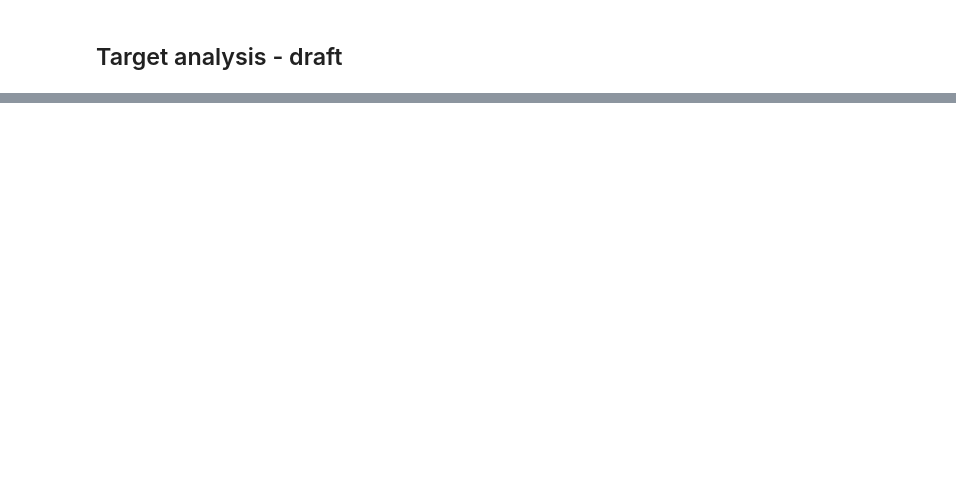
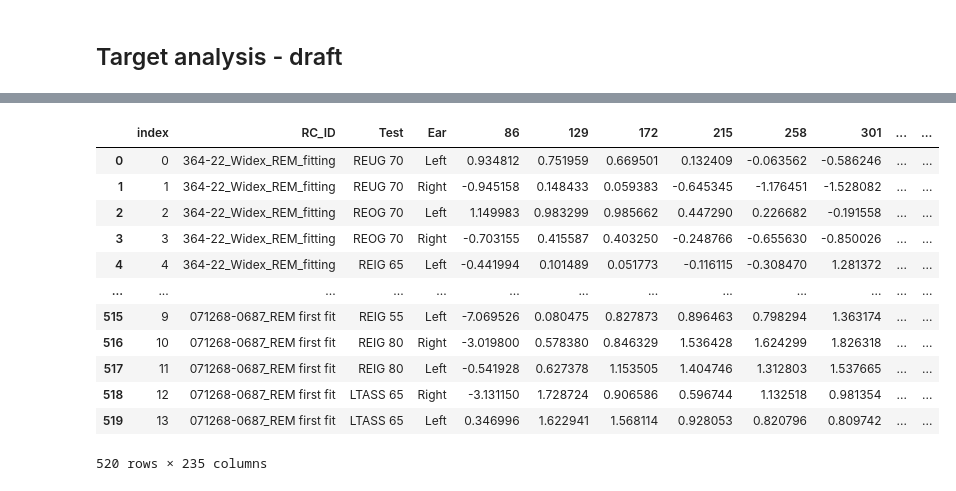
Before and after one commit to tobiaspiechowiak/BEAR_publications, a Jupyter notebook: REM_WP4/Target_analysis.ipynb, the cells around one changed output, grey strips where cells are left out. Cells and saved outputs as stored; diff of their text form; code cells hidden in the pictures; blank space fills up the shorter version.

```diff
--- a/REM_WP4/Target_analysis.ipynb
+++ b/REM_WP4/Target_analysis.ipynb
@@ -190,0 +208,28 @@ for patient_idx in range(nrows):
+# %%
+#path = '../../Data/REM/WP4/'
+path = 'C:/Users/boko/OneDrive - WSA/Documents/BEAR/BEAR_pilot_data/WIDEX_REM_ALL/'
+
+#load all the GN REM data files from sharepoint
+import os
+#text_files = [f for f in os.listdir(path) if f.endswith('.txt')]
+text_files = [f for f in os.listdir(path) if f.endswith('first fit.txt')]
+
+REM = {}
+REM_ = []
+cnt = 0
+for f in text_files:
+    print(path+f)
+    REM[cnt] = pd.read_csv(path + f,sep=';', skipinitialspace=True, index_col=False)
+    print(REM[cnt])
+    #REM[cnt].drop('RC_ID', axis=1, inplace = True)
+    REM_.append(pd.DataFrame(REM[cnt]))
+    cnt += 1
+df_REM = pd.concat(REM_)
+
+
+
+#smoothing
+np.savetxt(path + 'REM_data_WP4.txt', df_REM.loc[:,'86':'9976'], fmt='%f')
+#now load the smoothed data again (you need to run Smoothing_REM_input.m in Matlab in order to create the file)
+df_REM.reset_index(inplace=True)
+REM_smooth = pd.concat((df_REM.iloc[:,0:4], pd.read_csv(path + 'Smoothed_REM_WP4.csv', names= df_REM.loc[:,'86':'9976'].columns)),axis=1).iloc[:,1:]
@@ -190,0 +254,16 @@ for patient_idx in range(nrows):
+# %%
+df_REM
+# %% [output]
+|  | index | RC_ID | Test | Ear | 86 | 129 | 172 | 215 | 258 | 301 | ... | ... |
+| 0 | 0 | 364-22_Widex_REM_fitting | REUG 70 | Left | 0.934812 | 0.751959 | 0.669501 | 0.132409 | -0.063562 | -0.586246 | ... | ... |
+| 1 | 1 | 364-22_Widex_REM_fitting | REUG 70 | Right | -0.945158 | 0.148433 | 0.059383 | -0.645345 | -1.176451 | -1.528082 | ... | ... |
+| 2 | 2 | 364-22_Widex_REM_fitting | REOG 70 | Left | 1.149983 | 0.983299 | 0.985662 | 0.447290 | 0.226682 | -0.191558 | ... | ... |
+| 3 | 3 | 364-22_Widex_REM_fitting | REOG 70 | Right | -0.703155 | 0.415587 | 0.403250 | -0.248766 | -0.655630 | -0.850026 | ... | ... |
+| 4 | 4 | 364-22_Widex_REM_fitting | REIG 65 | Left | -0.441994 | 0.101489 | 0.051773 | -0.116115 | -0.308470 | 1.281372 | ... | ... |
+| ... | ... | ... | ... | ... | ... | ... | ... | ... | ... | ... | ... | ... |
+| 515 | 9 | 071268-0687_REM first fit | REIG 55 | Left | -7.069526 | 0.080475 | 0.827873 | 0.896463 | 0.798294 | 1.363174 | ... | ... |
+| 516 | 10 | 071268-0687_REM first fit | REIG 80 | Right | -3.019800 | 0.578380 | 0.846329 | 1.536428 | 1.624299 | 1.826318 | ... | ... |
+| 517 | 11 | 071268-0687_REM first fit | REIG 80 | Left | -0.541928 | 0.627378 | 1.153505 | 1.404746 | 1.312803 | 1.537665 | ... | ... |
+| 518 | 12 | 071268-0687_REM first fit | LTASS 65 | Right | -3.131150 | 1.728724 | 0.906586 | 0.596744 | 1.132518 | 0.981354 | ... | ... |
+| 519 | 13 | 071268-0687_REM first fit | LTASS 65 | Left | 0.346996 | 1.622941 | 1.568114 | 0.928053 | 0.820796 | 0.809742 | ... | ... |
+520 rows × 235 columns
```
Also changed, not shown: parts of 15 cells of this notebook.
